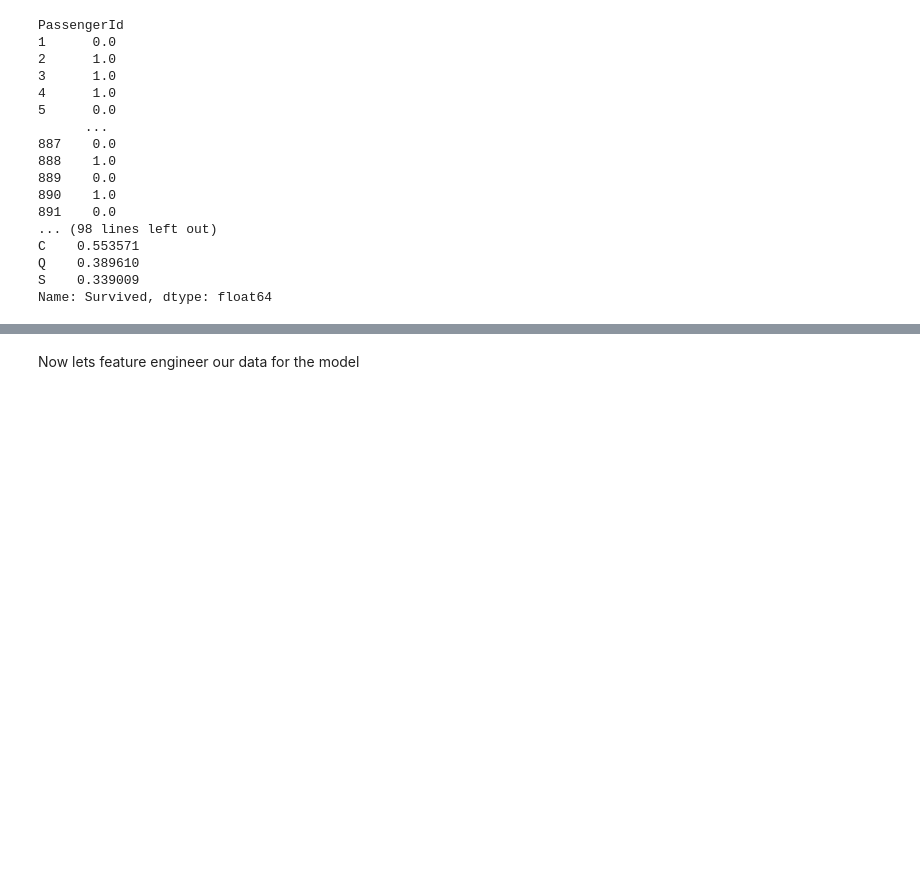
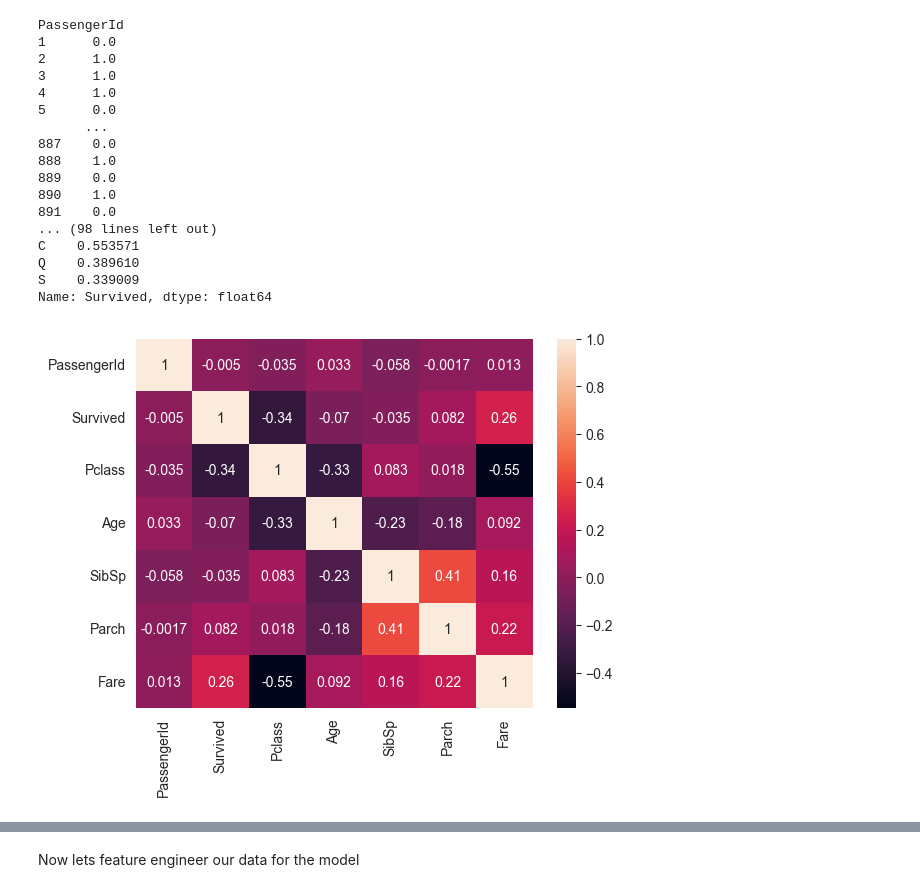
Before and after one commit to dzejkob-ba/Titanic-survivor-prediction, a Jupyter notebook: notebook.ipynb, the cells around one changed output, grey strips where cells are left out. Saved outputs shown, nothing was run; the diff lists cells and outputs as text; code cells hidden in the pictures; blank space fills up the shorter version.

```diff
--- a/notebook.ipynb
+++ b/notebook.ipynb
@@ -95,6 +116,10 @@ C    0.553571
 Q    0.389610
 S    0.339009
 Name: Survived, dtype: float64
+# %%
+dataplot = sns.heatmap(train.corr(numeric_only=True, ), annot=True)
+# %% [output]
+[figure, added]
 # %%
 sns.stripplot(data=train , x = train['Fare'], y = train['Sex'] , hue='Survived')
 # %% [output]
```
Also changed, not shown: parts of 7 cells of this notebook.
